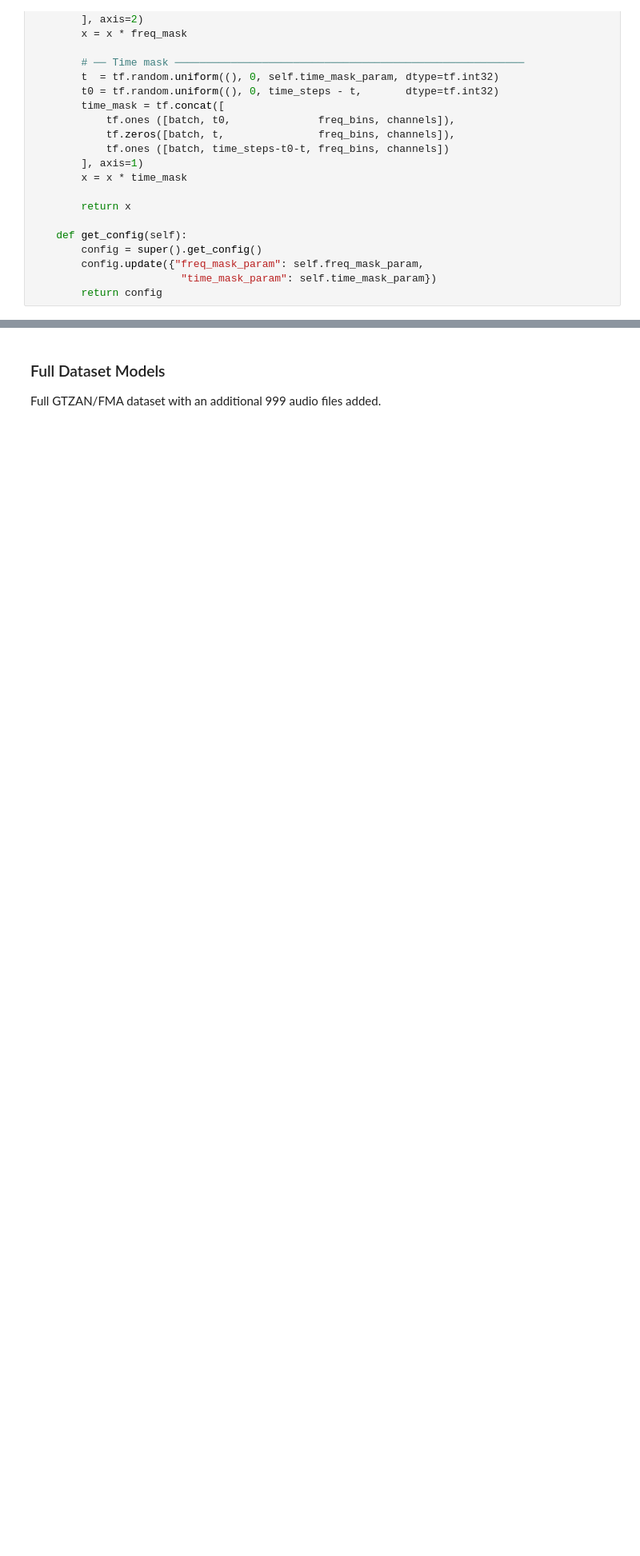
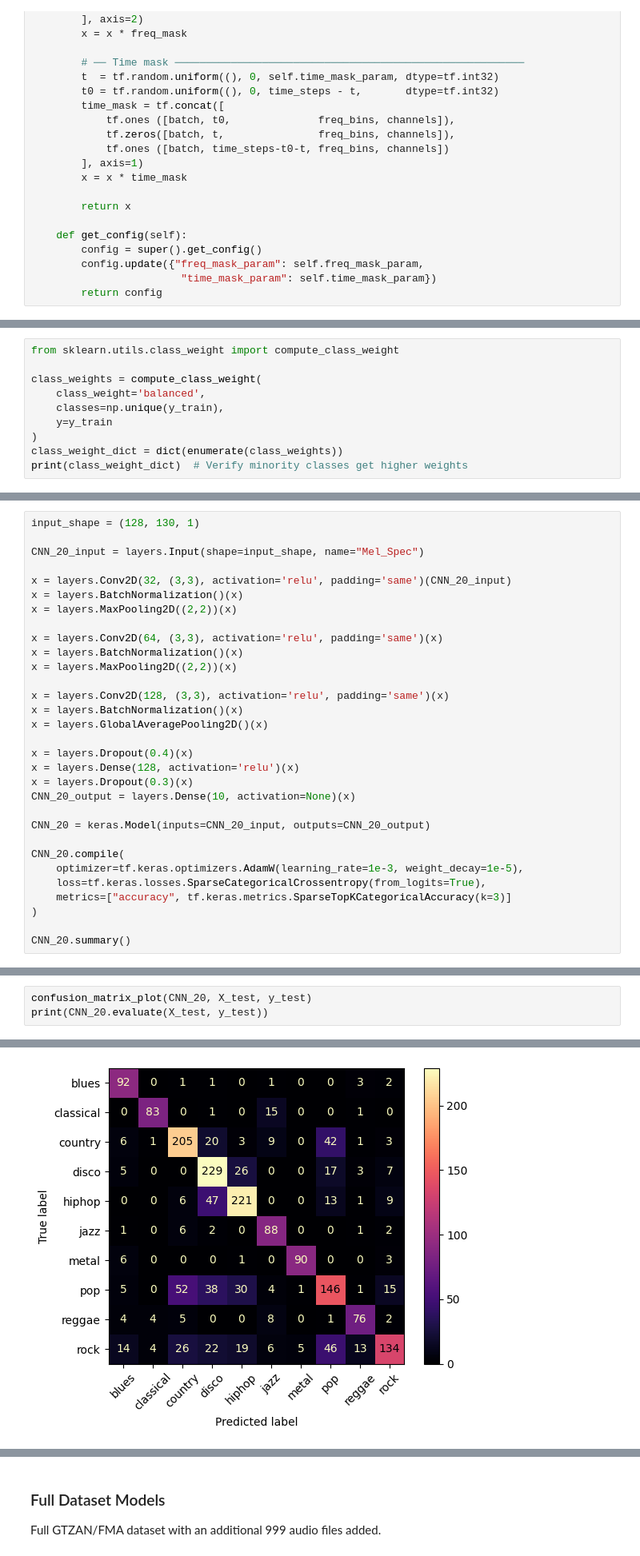
Before and after one commit to hutsonjo/CNN_Music_Classifier, a Jupyter notebook: src/music_classifier/model/training/Training.ipynb, the cells around one changed output, grey strips where cells are left out. Shown at 80% size. Saved outputs shown, nothing was run; the diff lists cells and outputs as text; blank space fills up the shorter version.

Commit message:
logit model

```diff
--- a/src/music_classifier/model/training/Training.ipynb
+++ b/src/music_classifier/model/training/Training.ipynb
@@ -247,0 +252,10 @@ class SpecAugment(layers.Layer):
+# %%
+from sklearn.utils.class_weight import compute_class_weight
+
+class_weights = compute_class_weight(
+    class_weight='balanced',
+    classes=np.unique(y_train),
+    y=y_train
+)
+class_weight_dict = dict(enumerate(class_weights))
+print(class_weight_dict)  # Verify minority classes get higher weights
@@ -247,0 +264,31 @@ class SpecAugment(layers.Layer):
+# %%
+input_shape = (128, 130, 1)
+
+CNN_20_input = layers.Input(shape=input_shape, name="Mel_Spec")
+
+x = layers.Conv2D(32, (3,3), activation='relu', padding='same')(CNN_20_input)
+x = layers.BatchNormalization()(x)
+x = layers.MaxPooling2D((2,2))(x)
+
+x = layers.Conv2D(64, (3,3), activation='relu', padding='same')(x)
+x = layers.BatchNormalization()(x)
+x = layers.MaxPooling2D((2,2))(x)
+
+x = layers.Conv2D(128, (3,3), activation='relu', padding='same')(x)
+x = layers.BatchNormalization()(x)
+x = layers.GlobalAveragePooling2D()(x)
+
+x = layers.Dropout(0.4)(x)
+x = layers.Dense(128, activation='relu')(x)
+x = layers.Dropout(0.3)(x)
+CNN_20_output = layers.Dense(10, activation=None)(x)
+
+CNN_20 = keras.Model(inputs=CNN_20_input, outputs=CNN_20_output)
+
+CNN_20.compile(
+    optimizer=tf.keras.optimizers.AdamW(learning_rate=1e-3, weight_decay=1e-5),
+    loss=tf.keras.losses.SparseCategoricalCrossentropy(from_logits=True),
+    metrics=["accuracy", tf.keras.metrics.SparseTopKCategoricalAccuracy(k=3)]
+)
+
+CNN_20.summary()
@@ -247,0 +379,4 @@ class SpecAugment(layers.Layer):
+# %%
+confusion_matrix_plot(CNN_20, X_test, y_test)
+print(CNN_20.evaluate(X_test, y_test))
+# %% [output]
@@ -247,0 +384 @@ class SpecAugment(layers.Layer):
+[figure, added]
```
Also changed, not shown: parts of 33 cells of this notebook, 18 other files.
